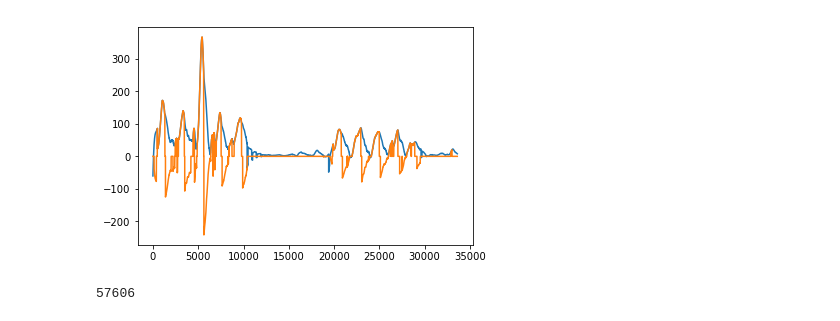
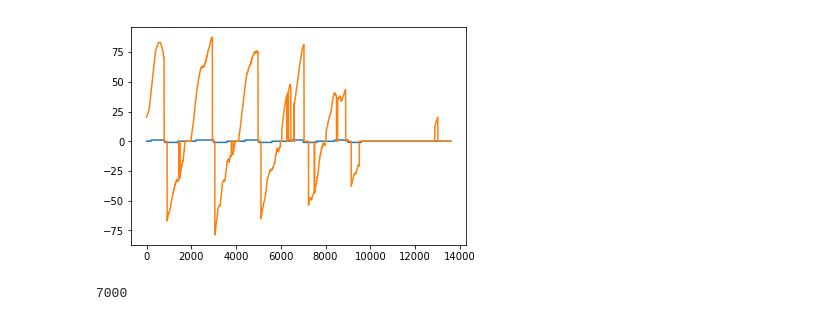
Before and after one commit to levinwil/AirStar, a Jupyter notebook: jupyter_MDs/Fixing Things.ipynb, the cells around one changed output. Drawn from its saved outputs; the diff is of its cells as text; code cells hidden in the pictures.

```diff
--- a/jupyter_MDs/Fixing Things.ipynb
+++ b/jupyter_MDs/Fixing Things.ipynb
@@ -16,7 +13,4 @@ from sklearn.metrics import accuracy_score
 # %%
-test = pickle.load(open("C:/Users/levinwv1/Downloads/concat_test.MultFeat"))
-train = pickle.load(open("C:/Users/levinwv1/Downloads/concat_train.MultFeat"))
+test = pickle.load(open("C:/Users/levinwv1/Downloads/3-Seconds-Will-Trial-2.MultFeat"))
 test_x = test[0]
 test_y = test[1]
-train_x = train[0]
-train_y = train[1]
@@ -60,3 +48 @@ def accuracy(data, labels):
-# %%
-normal = normalize([train_x], percentile = 20, window = 500, background_value = 40)[0]
 # %%
@@ -76,9 +69,9 @@ for i in range(len(normal)):
     else:
         predictions.append(0)
 # %%
-plt.plot(normal[:, 0])
-plt.plot(predictions[:])
+plt.plot(test_y[20000:])
+plt.plot(predictions[20000:])
 
 plt.show()
 # %% [output]
-[figure, old version]
+[figure, new version]
@@ -87,5 +80,5 @@ concat = [normal, train_y]
 # %%
-len(concat[0])
+len(concat[1])
 # %% [output]
-57606
+7000
 # %%
```
Also changed, not shown: parts of 11 cells of this notebook, 2 other files.
